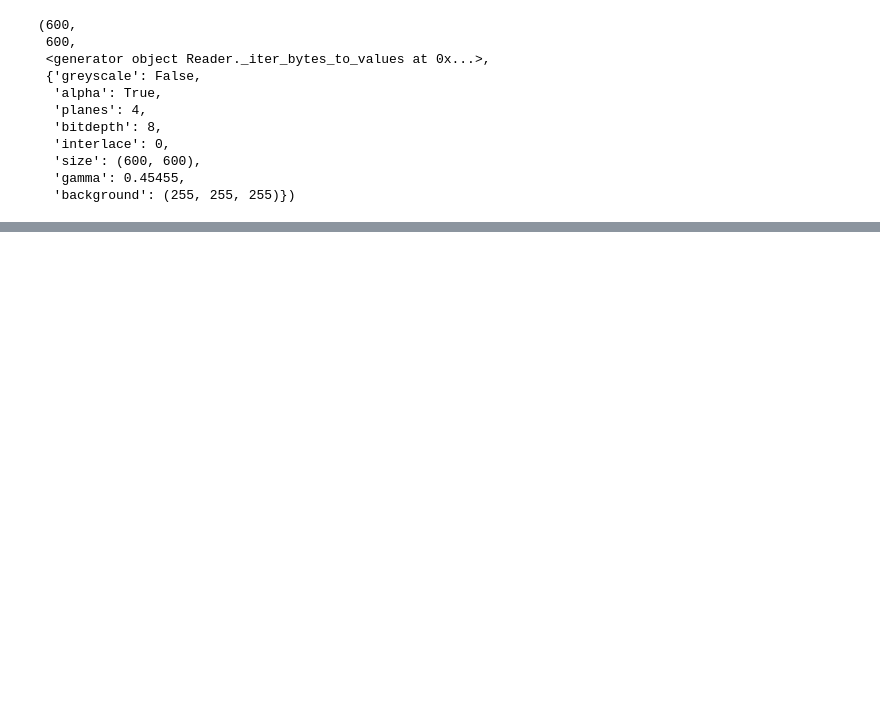
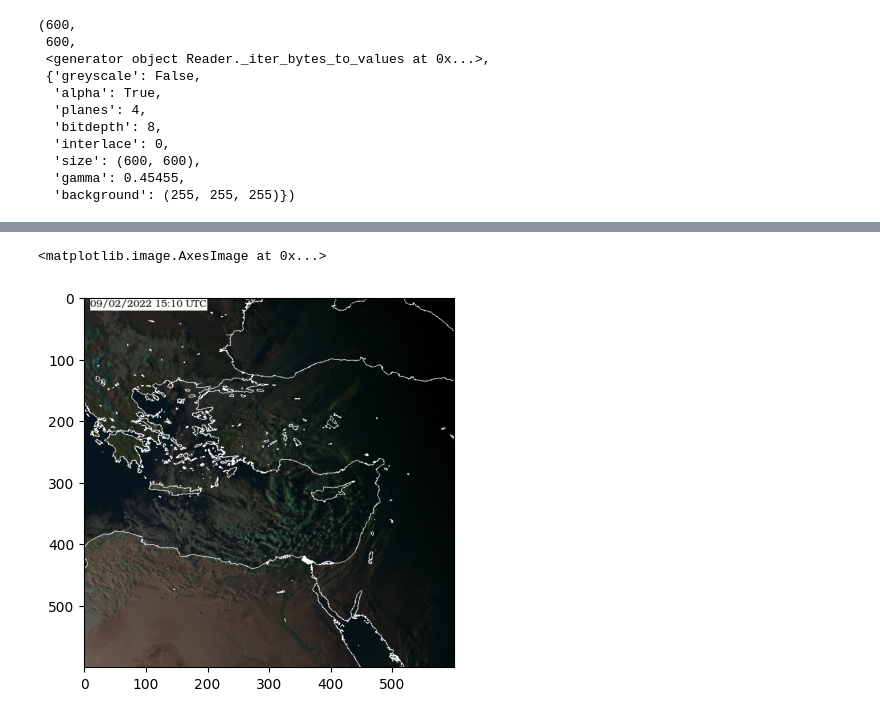
Before and after one commit to leahandofir/earthformer-inference-experiments, a Jupyter notebook: working_with_h5_files.ipynb, the cells around one changed output, grey strips where cells are left out. Drawn from its saved outputs; the diff is of its cells as text; code cells hidden in the pictures; blank space fills up the shorter version.

```diff
--- a/working_with_h5_files.ipynb
+++ b/working_with_h5_files.ipynb
@@ -97,0 +124,5 @@ greyscale_img.read()
+# %%
+plt.imshow(natural_np_array_of_rgb)
+# %% [output]
+<matplotlib.image.AxesImage at 0x...>
+[figure, added]
```
Also changed, not shown: parts of 11 cells of this notebook.
